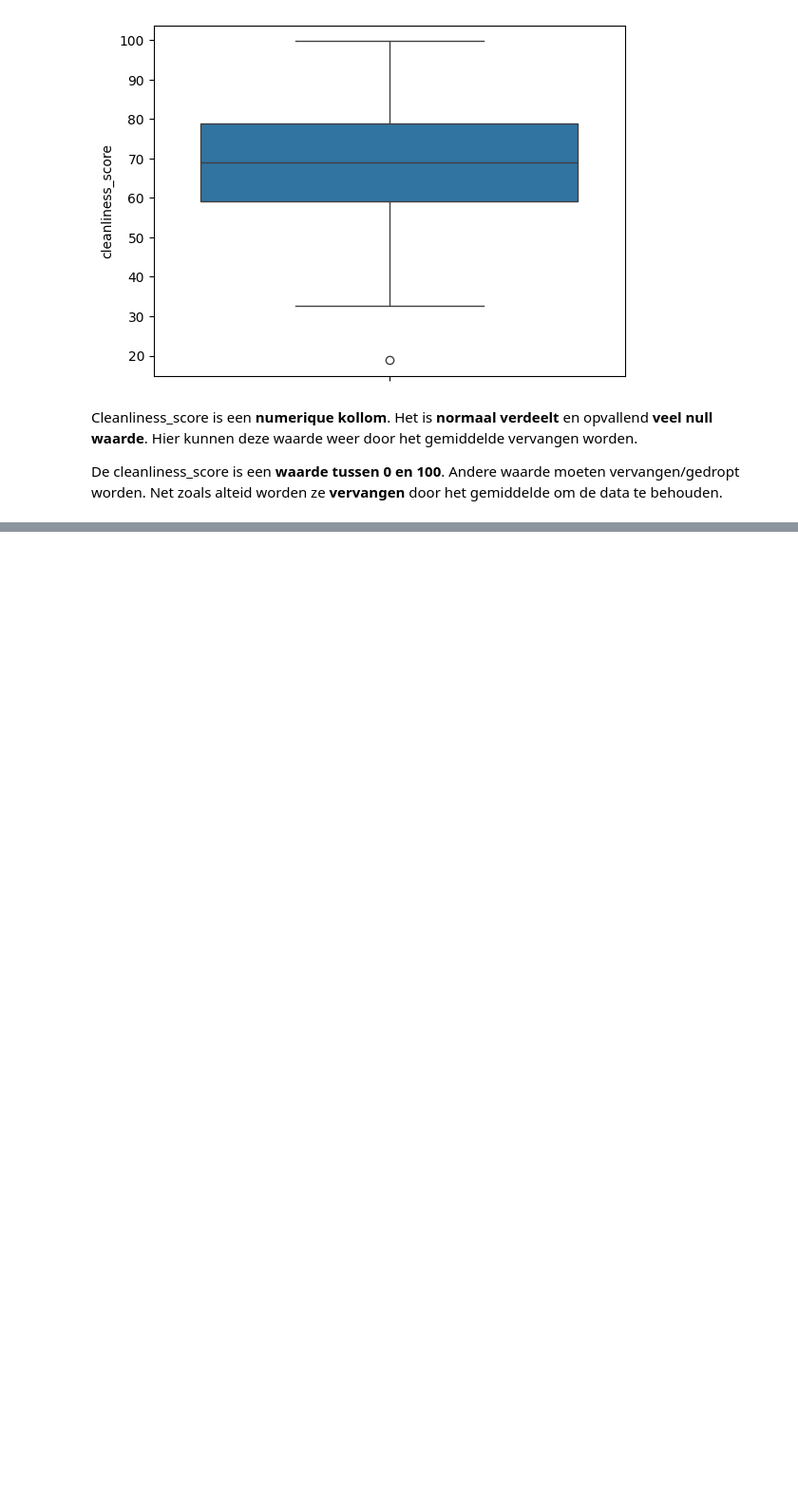
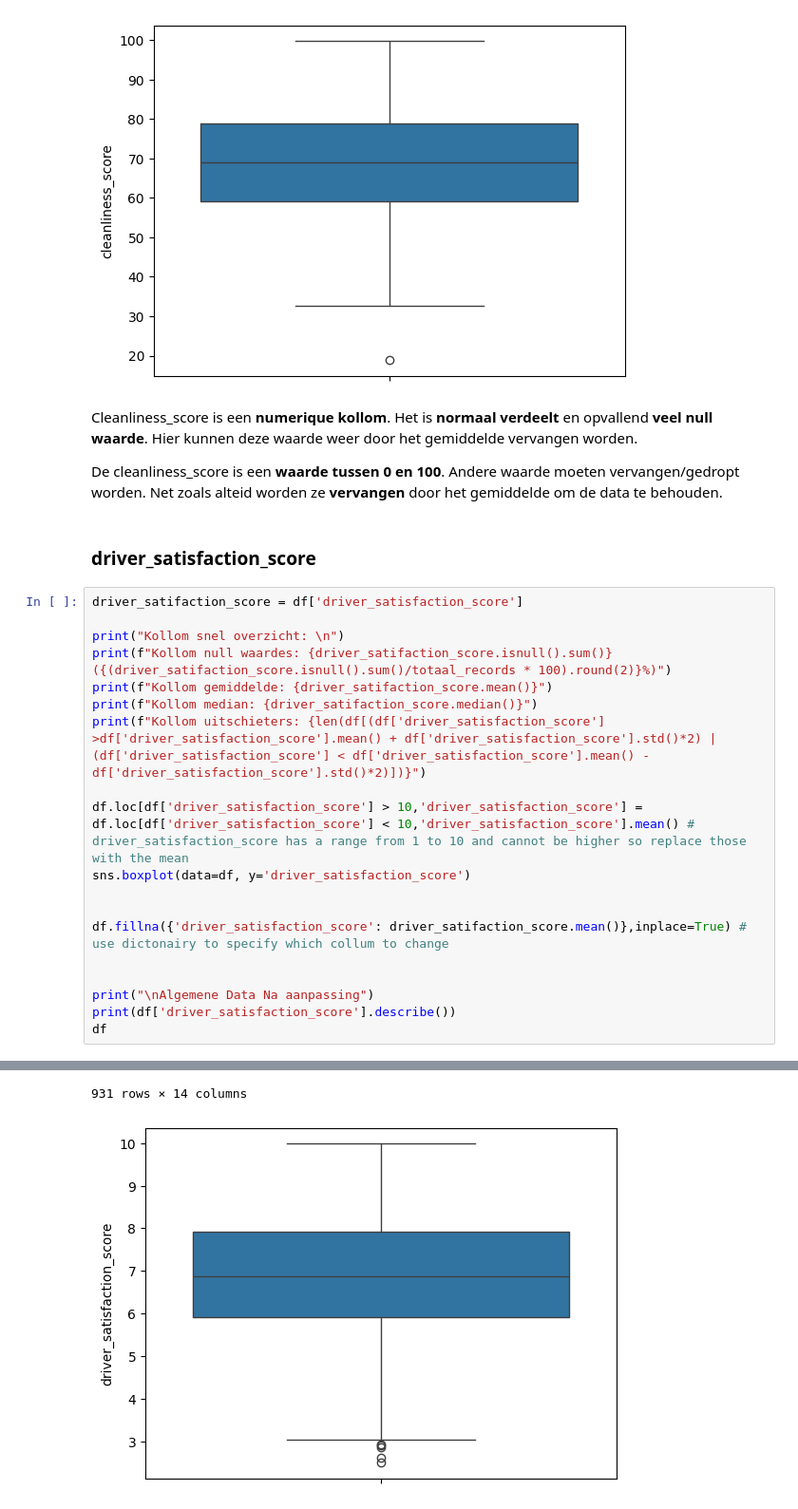
Before and after one commit to MilanMartens/DE-AI-mannen, a Jupyter notebook: notebooks/SLJ-EDA.ipynb, the cells around one changed output, grey strips where cells are left out. Shown at 95% size. Drawn from its saved outputs; the diff is of its cells as text; blank space fills up the shorter version.

Commit message:
driver_satifaction_score done

```diff
--- a/notebooks/SLJ-EDA.ipynb
+++ b/notebooks/SLJ-EDA.ipynb
@@ -609,3 +609,25 @@ Name: cleanliness_score, dtype: float64
 Cleanliness_score is een **numerique kollom**.  Het is **normaal verdeelt** en opvallend **veel null waarde**. Hier kunnen deze waarde weer door het gemiddelde vervangen worden.
 
 De cleanliness_score is een **waarde tussen 0 en 100**. Andere waarde moeten vervangen/gedropt worden. Net zoals alteid worden ze **vervangen** door het gemiddelde om de data te behouden.
+# %% [markdown]
+### driver_satisfaction_score
+# %%
+driver_satifaction_score = df['driver_satisfaction_score']
+
+print("Kollom snel overzicht: \n")
+print(f"Kollom null waardes: {driver_satifaction_score.isnull().sum()} ({(driver_satifaction_score.isnull().sum()/totaal_records * 100).round(2)}%)")
+print(f"Kollom gemiddelde: {driver_satifaction_score.mean()}")
+print(f"Kollom median: {driver_satifaction_score.median()}")
+print(f"Kollom uitschieters: {len(df[(df['driver_satisfaction_score'] >df['driver_satisfaction_score'].mean() + df['driver_satisfaction_score'].std()*2) | (df['driver_satisfaction_score'] < df['driver_satisfaction_score'].mean() - df['driver_satisfaction_score'].std()*2)])}")
+
+df.loc[df['driver_satisfaction_score'] > 10,'driver_satisfaction_score'] = df.loc[df['driver_satisfaction_score'] < 10,'driver_satisfaction_score'].mean() # driver_satisfaction_score has a range from 1 to 10 and cannot be higher so replace those with the mean
+sns.boxplot(data=df, y='driver_satisfaction_score')
+
+
+df.fillna({'driver_satisfaction_score': driver_satifaction_score.mean()},inplace=True) # use dictonairy to specify which collum to change
+
+
+print("\nAlgemene Data Na aanpassing")
+print(df['driver_satisfaction_score'].describe())
+df
+# %% [output]
@@ -611,0 +663,2 @@ De cleanliness_score is een **waarde tussen 0 en 100**. Andere waarde moeten ver
+931 rows × 14 columns
+[figure, added]
```
Also changed, not shown: parts of 2 cells of this notebook.
